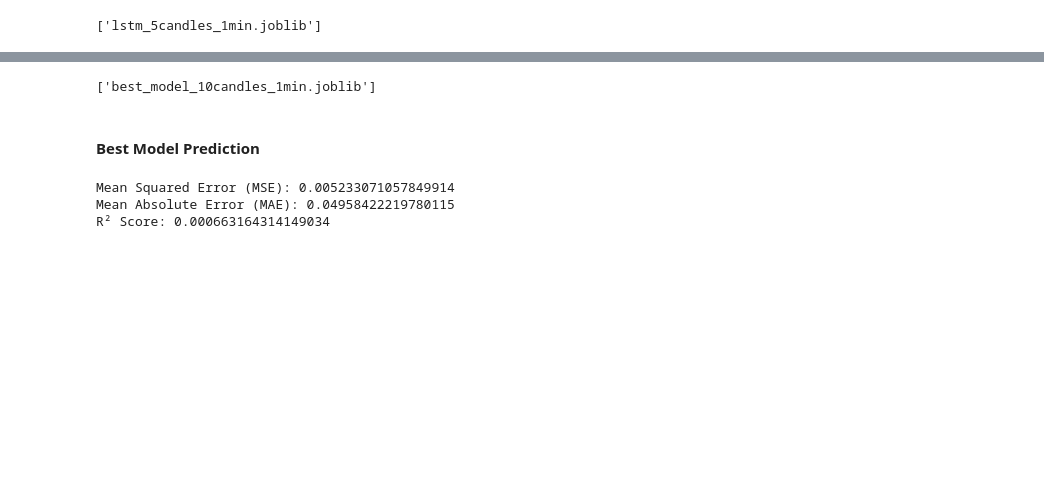
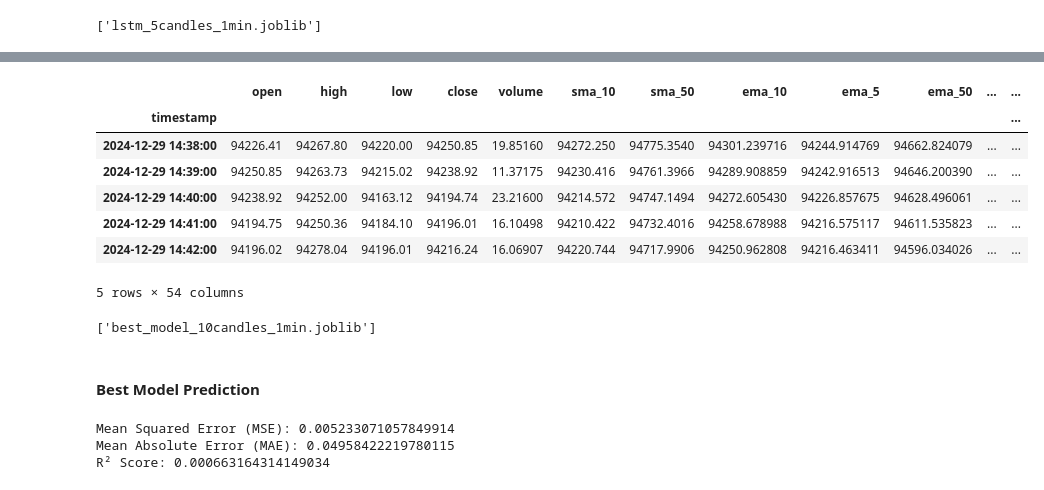
Before and after one commit to eycewind/binbot, a Jupyter notebook: linear-1min-rnn.ipynb, the cells around one changed output, grey strips where cells are left out. Cells and saved outputs as stored; diff of their text form; code cells hidden in the pictures; blank space fills up the shorter version.

```diff
--- a/linear-1min-rnn.ipynb
+++ b/linear-1min-rnn.ipynb
@@ -401,3 +582,14 @@ X_test.shape
+# %%
+results_df.head()
+# %% [output]
+|  | open | high | low | close | volume | sma_10 | sma_50 | ema_10 | ema_5 | ema_50 | ... | ... |
+| timestamp |  |  |  |  |  |  |  |  |  |  |  | ... |
+| 2024-12-29 14:38:00 | 94226.41 | 94267.80 | 94220.00 | 94250.85 | 19.85160 | 94272.250 | 94775.3540 | 94301.239716 | 94244.914769 | 94662.824079 | ... | ... |
+| 2024-12-29 14:39:00 | 94250.85 | 94263.73 | 94215.02 | 94238.92 | 11.37175 | 94230.416 | 94761.3966 | 94289.908859 | 94242.916513 | 94646.200390 | ... | ... |
+| 2024-12-29 14:40:00 | 94238.92 | 94252.00 | 94163.12 | 94194.74 | 23.21600 | 94214.572 | 94747.1494 | 94272.605430 | 94226.857675 | 94628.496061 | ... | ... |
+| 2024-12-29 14:41:00 | 94194.75 | 94250.36 | 94184.10 | 94196.01 | 16.10498 | 94210.422 | 94732.4016 | 94258.678988 | 94216.575117 | 94611.535823 | ... | ... |
+| 2024-12-29 14:42:00 | 94196.02 | 94278.04 | 94196.01 | 94216.24 | 16.06907 | 94220.744 | 94717.9906 | 94250.962808 | 94216.463411 | 94596.034026 | ... | ... |
+5 rows × 54 columns
 # %%
 # Save the model
 joblib.dump(best_model, 'best_model_10candles_1min.joblib')
```
Also changed, not shown: parts of 30 cells of this notebook, 3 other files.
